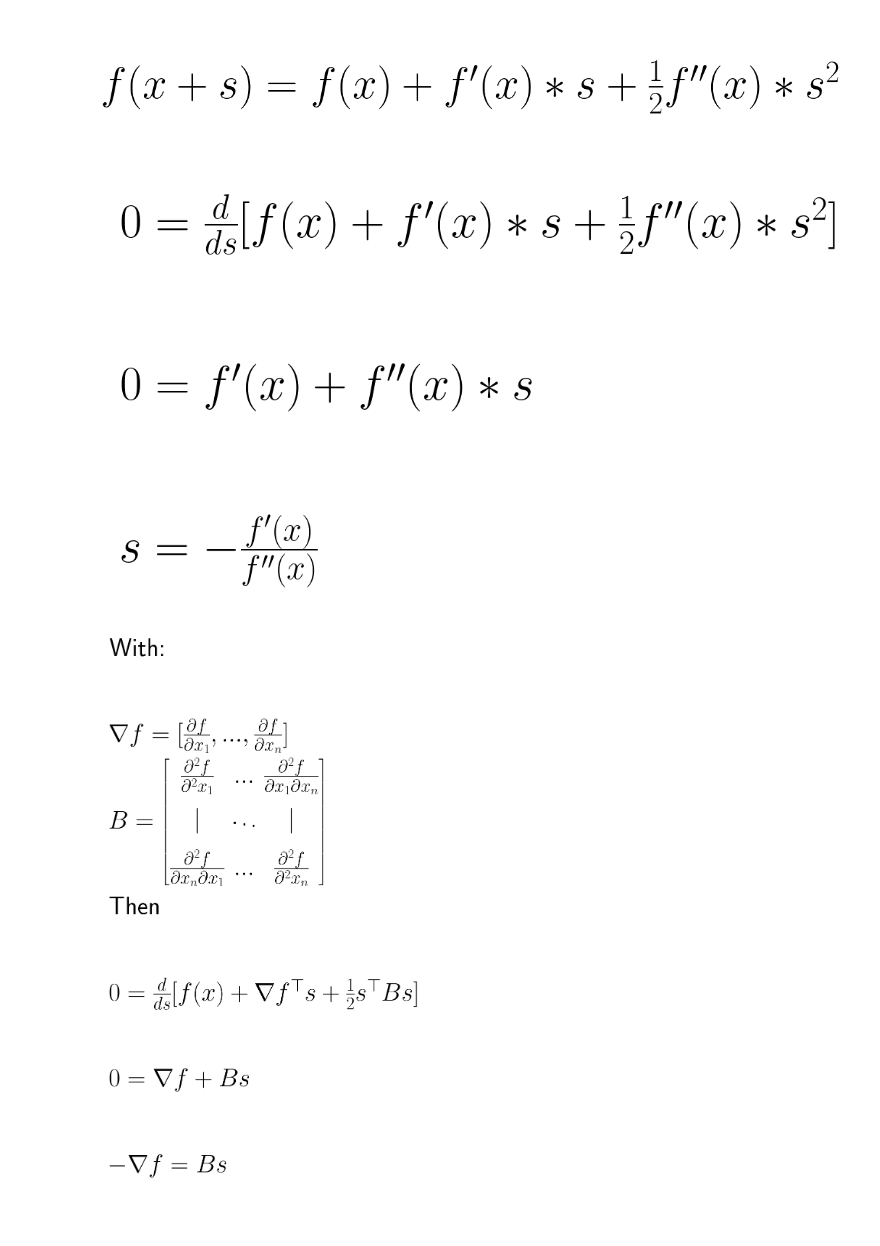
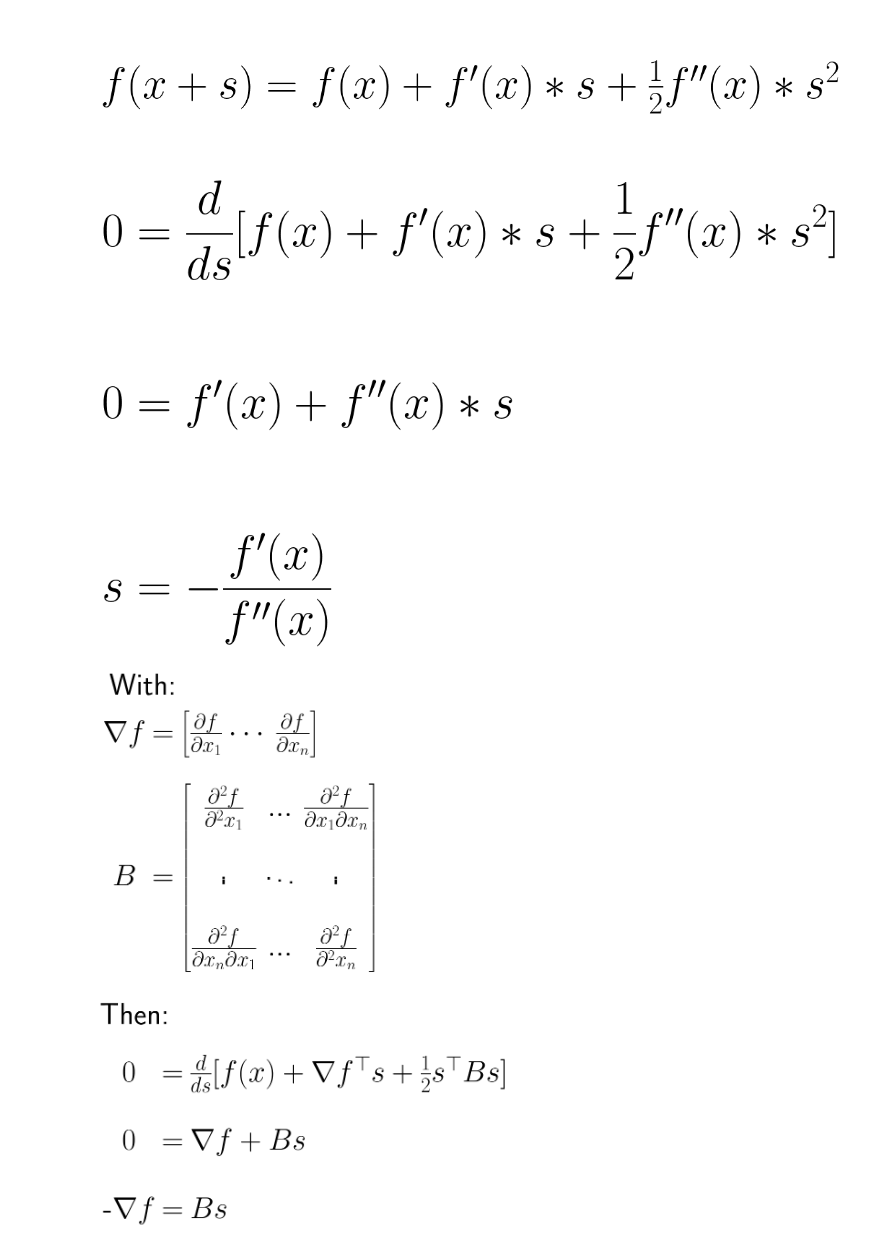
Before and after one commit to lprekon/lprekon.github.io, a Jupyter notebook: content/lmbfgs_explainer/lmbfgs_blogpost_graphics.ipynb, the cells around one changed output. Drawn from its saved outputs; the diff is of its cells as text; code cells hidden in the pictures; blank space fills up the shorter version.

```diff
--- a/content/lmbfgs_explainer/lmbfgs_blogpost_graphics.ipynb
+++ b/content/lmbfgs_explainer/lmbfgs_blogpost_graphics.ipynb
@@ -1,7 +1,7 @@
 # %%
 import matplotlib
 matplotlib.rcParams["text.usetex"] = True
-matplotlib.rcParams["text.latex.preamble"] = r"\usepackage{amsmath}"
+matplotlib.rcParams["text.latex.preamble"] = r"\usepackage{amsmath}\setlength{\jot}{48pt}"
 import matplotlib.gridspec as gridspec
 %matplotlib inline
 import matplotlib.pyplot as plt
@@ -88,25 +88,25 @@ save_fig(fig, f"{image_folder_name}/second_taylor.png")
 # %%
 # Step Calc
 eq_1 = r"$0 = \frac{d}{ds}[f(x) + f'(x)*s + \frac{1}{2} f''(x) * s^2]$"
 eq_2 = r"$0 = f'(x) + f''(x) * s$"
 eq_3 = r"$s = -\frac{f'(x)}{f''(x)}$"
 
 equations = [eq_1, eq_2, eq_3]
 
+eq = (
+    r"$\begin{aligned}"
+    r"0 &= \frac{d}{ds}[f(x) + f'(x)*s + \frac{1}{2} f''(x) * s^2] \\[48pt]"
+    r"0 &= f'(x) + f''(x) * s \\[48pt]"
+    r"s &= -\frac{f'(x)}{f''(x)} \\"
+    r"\end{aligned}$"
+)
+
 fig = plt.figure(figsize=(10, 7.5))
 plt.gca().axis("off")
-for (i, eq) in enumerate(equations):
-        fig.text(
-            x = 0.15,
-            y= 0.8 - 0.3 * i,
-            s=eq,
-            horizontalalignment="left",
-            verticalalignment="center",
-            fontsize=48
-        )
+fig.text(0.5, 0.5, eq, fontsize="48", va="center", ha="center")
 save_fig(fig, f"{image_folder_name}/step_calculation.png")
 # %% [output]
-[figure, old version]
+[figure, new version]
 # %%
 # Multivar Step Calc p1
 # eq_1 = r"With:"
@@ -115,35 +115,32 @@ save_fig(fig, f"{image_folder_name}/step_calculation.png")
 # eq_2 = r"$0 = {\nabla}f + Bs$"
 # eq_3 = r"$-{\nabla}f = Bs$"
 
-equations = [
-    r"With:",
-    r"${\nabla}f = [\frac{{\partial}f}{{\partial}x_1}, ... , \frac{{\partial}f}{{\partial}x_n}]$",
-    r"$B = "
+eq = (
+    r"$"
+    r"\text{With:} \\[24pt]"
+    r"\begin{array}{ccl}"
+    r"{\nabla}f &=& \begin{bmatrix} \frac{{\partial}f}{{\partial}x_1} & \cdots & \frac{{\partial}f}{{\partial}x_n} \end{bmatrix} \\[48pt]"
+    r"B &=& "
     r"\begin{bmatrix}"
-    r"\frac{{\partial}^2f}{{\partial}^2x_1} & ... & \frac{{\partial}^2f}{{\partial}x_1{\partial}x_n} \\[24pt]"
-    r"| &  \ddots & | \\[24pt]"
+    r"\frac{{\partial}^2f}{{\partial}^2x_1} & ... & \frac{{\partial}^2f}{{\partial}x_1{\partial}x_n} \\[48pt]"
+    r" \vdots &  \ddots & \vdots \\[48pt]"
     r"\frac{{\partial}^2f}{{\partial}x_n{\partial}x_1} & ... & \frac{{\partial}^2f}{{\partial}^2x_n}"
     r"\end{bmatrix}"
-    r"$",
-    r"Then:",
-    r"$0 = \frac{d}{ds}[f(x) + {\nabla}f^{\top}s + \frac{1}{2} s^{\top}Bs]$",
-    r"$0 = {\nabla}f + Bs$",
-    r"$-{\nabla}f = Bs$"]
+    r"\end{array} \\[48pt]"
+    r"\text{Then:} \\[48pt]"
+    r"\begin{array}{ccl}"
+    r"0 &=& \frac{d}{ds}[f(x) + {\nabla}f^{\top}s + \frac{1}{2} s^{\top}Bs] \\[48pt]"
+    r"0 &=& {\nabla}f + Bs \\[48pt]"
+    r"\text{-}{\nabla}f &=& Bs"
+    r"\end{array}"
+    r"$")
 
 fig = plt.figure(figsize=(10, 7.5))
 plt.gca().axis("off")
-for (i, eq) in enumerate(equations):
-        fig.text(
-            x = 0.15,
-            y= 0.8 - 0.3 * i,
-            s=eq,
-            horizontalalignment="left",
-            verticalalignment="center",
-            fontsize=48
-        )
+fig.text(0.5, 0.5, eq, fontsize="48", va="center", ha="center")
 save_fig(fig, f"{image_folder_name}/multivar_step_calculation_p1.png")
 # %% [output]
-[figure, old version]
+[figure, new version]
 # %%
 # Multivar Step Calc p2
 eq_1 = r"$-{\nabla}f = Bs$"
```
Also changed, not shown: parts of 3 cells of this notebook.
